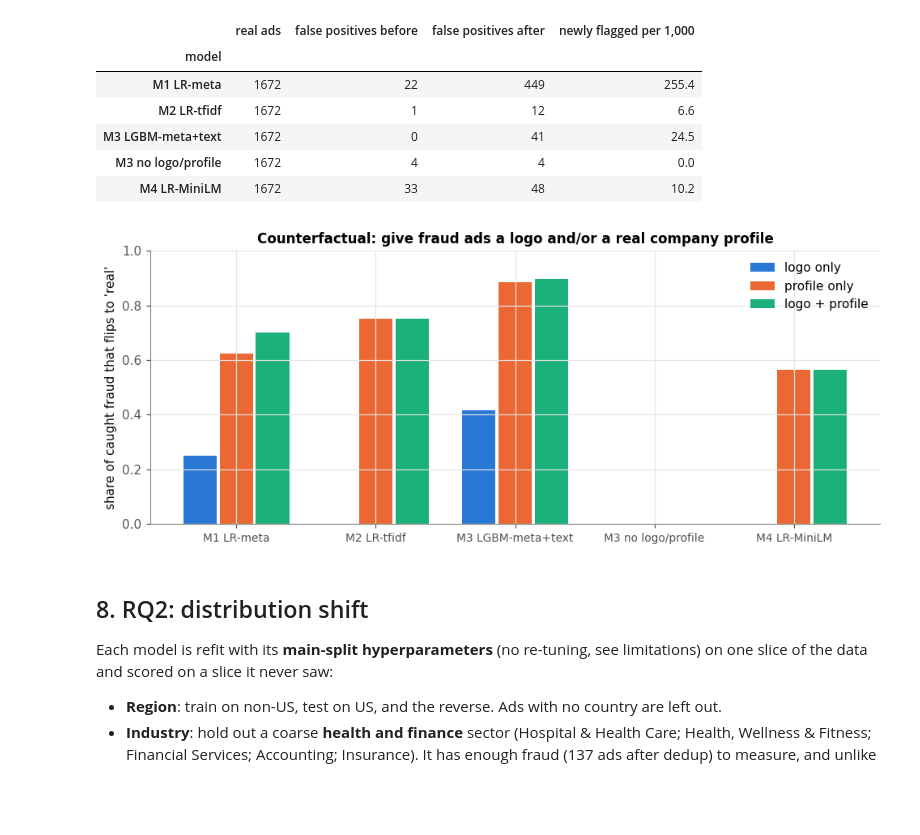
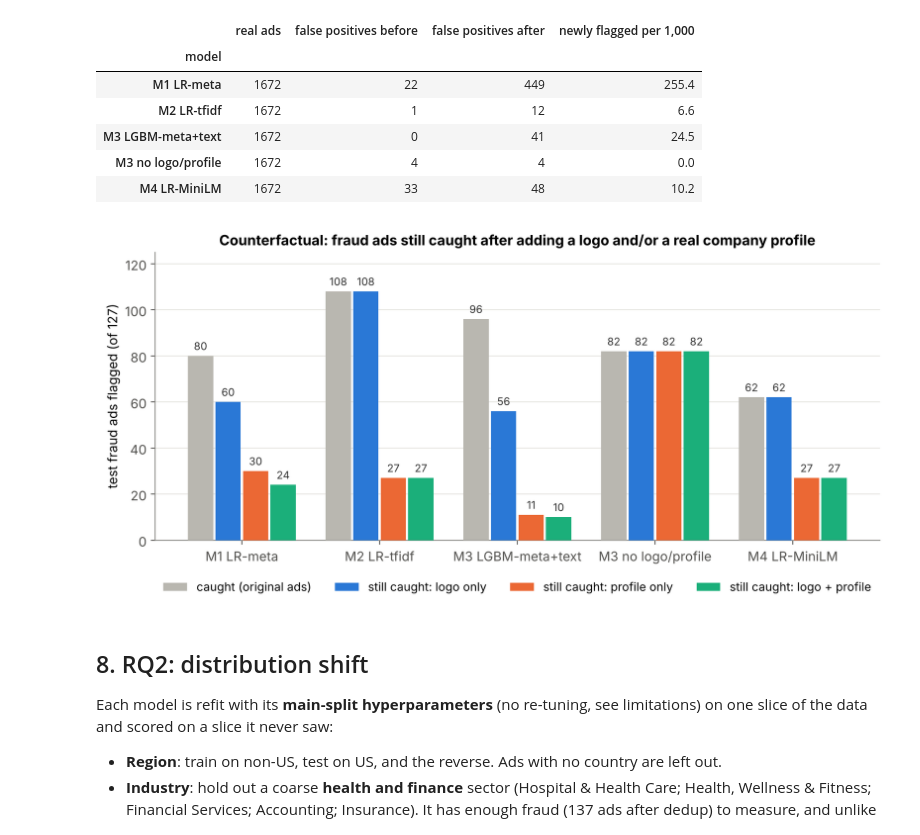
Before and after one commit to dylan6thomas/cosc74-final-project, a Jupyter notebook: fraud_detection.ipynb, the cells around one changed output. Drawn from its saved outputs; the diff is of its cells as text; code cells hidden in the pictures; blank space fills up the shorter version.

```diff
--- a/fraud_detection.ipynb
+++ b/fraud_detection.ipynb
@@ -688,16 +688,25 @@ rev = pd.DataFrame(rev).set_index("model"); rev.to_csv("results/counterfactual_r
 | M3 no logo/profile | 1672 | 4 | 4 | 0.0 |
 | M4 LR-MiniLM | 1672 | 33 | 48 | 10.2 |
 # %%
-piv = cf.pivot(index="model", columns="variant", values="flip rate (of caught)").loc[CF_MODELS][["logo only", "profile only", "logo + profile"]]
-fig, ax = plt.subplots(figsize=(9, 3.8))
-w = 0.26
-for i, v in enumerate(piv.columns):
-    ax.bar(np.arange(len(piv)) + (i - 1) * w, piv[v], width=w - 0.02, color=C[i], label=v)
-ax.set_xticks(range(len(piv))); ax.set_xticklabels(piv.index, fontsize=9)
-ax.set(ylabel="share of caught fraud that flips to 'real'", ylim=(0, 1), title="Counterfactual: give fraud ads a logo and/or a real company profile")
-ax.legend(); plt.tight_layout(); plt.savefig("figures/counterfactual_flips.png"); plt.show()
+ORDER = ["logo only", "profile only", "logo + profile"]
+before = cf[cf.variant == "logo only"].set_index("model")["caught before"].loc[CF_MODELS]
+after = cf.pivot(index="model", columns="variant", values="caught after").loc[CF_MODELS][ORDER]
+series = [("caught (original ads)", before, "#b9b7b0")] + [(f"still caught: {v}", after[v], C[i]) for i, v in enumerate(ORDER)]
+fig, ax = plt.subplots(figsize=(11, 4.4))
+w, x = 0.2, np.arange(len(CF_MODELS))
+for i, (lab, vals, col) in enumerate(series):
+    xs = x + (i - 1.5) * w
+    ax.bar(xs, vals, width=w * 0.92, color=col, label=lab, zorder=3)
+    for xi, v in zip(xs, vals):
+        ax.text(xi, v + 1.5, str(int(v)), ha="center", va="bottom", fontsize=9, color="#333")
+ax.set_xticks(x); ax.set_xticklabels(CF_MODELS)
+ax.grid(axis="x", visible=False)
+ax.set(ylabel=f"test fraud ads flagged (of {len(fraud_raw)})", ylim=(0, 125),
+       title="Counterfactual: fraud ads still caught after adding a logo and/or a real company profile")
+ax.legend(ncol=4, loc="upper center", bbox_to_anchor=(0.5, -0.1), fontsize=10)
+plt.savefig("figures/counterfactual_counts.png"); plt.show()
 # %% [output]
-[figure, old version]
+[figure, new version]
 # %% [markdown]
 ## 8. RQ2: distribution shift
 Each model is refit with its **main-split hyperparameters** (no re-tuning, see limitations) on one slice of the data and scored on a slice it never saw:
```
Also changed, not shown: 2 other files.
